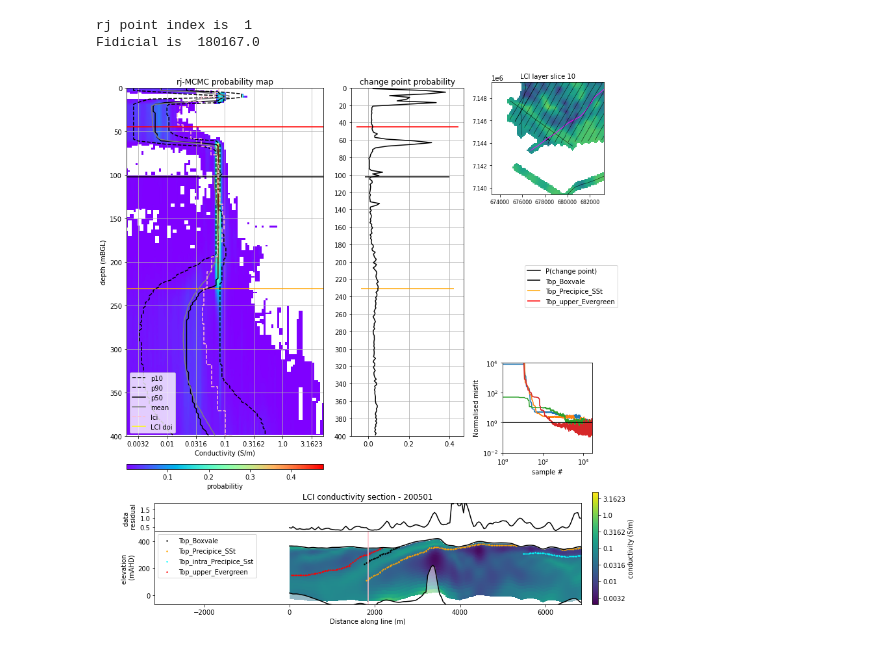
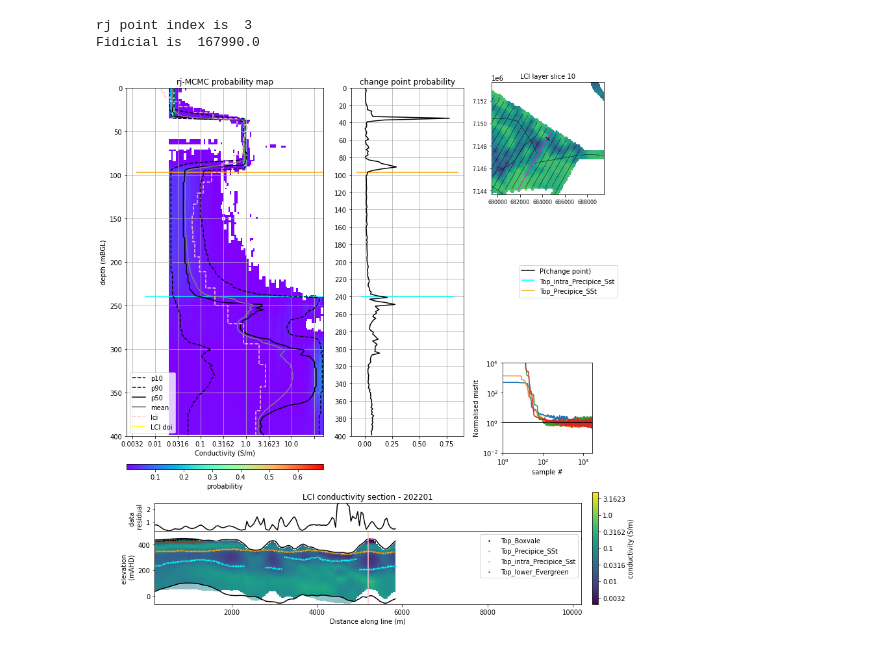
Before and after one commit to Neil-Symington/aem_interp_dash, a Jupyter notebook: workflow/generate_pmap_plots.ipynb, the cells around one changed output. Saved outputs shown, nothing was run; the diff lists cells and outputs as text; code cells hidden in the pictures.

```diff
--- a/workflow/generate_pmap_plots.ipynb
+++ b/workflow/generate_pmap_plots.ipynb
@@ -85,11 +85,18 @@ grid_vars = ['conductivity_p10', 'conductivity_p50',
              'conductivity_p90', 'interface_depth_histogram']
 
 # Define the resolution of the sections
-xres, yres = 100., 2.
+xres, yres = 40., 2.
 
 # We will use the lines from the rj
 
 lines = np.unique(rj.data['line'][:].astype('int'))
+
+# drop problematic line 200201
+
+lines = [200101, 200401, 200501, 200801,
+         200901, 201001, 201101, 201201, 201301, 201401, 201501,
+         201601, 201701, 201801, 201901, 202001, 202101, 202201,
+         202301, 202401, 202501, 202601, 202701, 202801, 912011]
 
 # Define the output directory if saving the grids as hdf plots
 
@@ -458,30 +465,30 @@ pmap_kwargs = {# Panel 1 is the 2d histogram of conductivity and depth.
 # %%
 # Here we plot a single pmap plot
 
 # define our point from the points array using the index i
-point_index = 1
+point_index = 3
 
 # Extract the data from the netcdf data
 D = netcdf_utils.extract_rj_sounding(rj, lci, point_index)
 
 # print the poit index and fiducial for our reference
 print("rj point index is ", point_index)
 print("Fidicial is ", D['fiducial'])
 
 # create the figure
 fig, ax_array = pmap_plot(D, pmap_kwargs, lci)
 
 fname = str(D['fiducial']) + '_' + str(D['line']) + '_pmap.png'
 
 
 # show the plot
 plt.show()
 
 plt.close('all')
 # %% [output]
-rj point index is  1
-Fidicial is  180167.0
+rj point index is  3
+Fidicial is  167990.0
-[figure, old version]
+[figure, new version]
 # %%
 # produce pmaps in batch
 outdir = r"C:\temp\pmap_plots"
```
Also changed, not shown: parts of 3 cells of this notebook, 8 other files.
